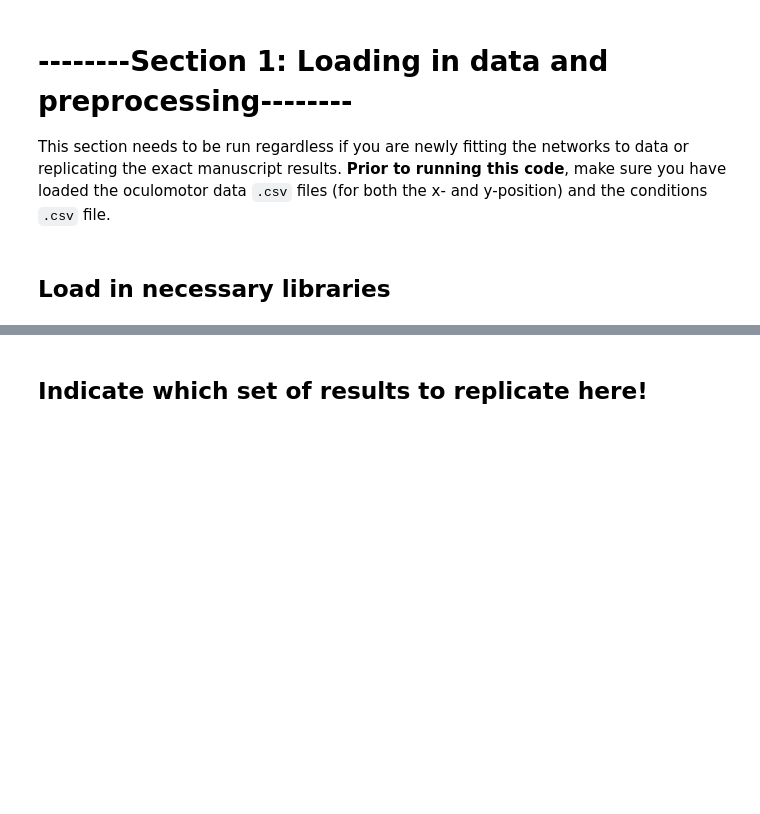
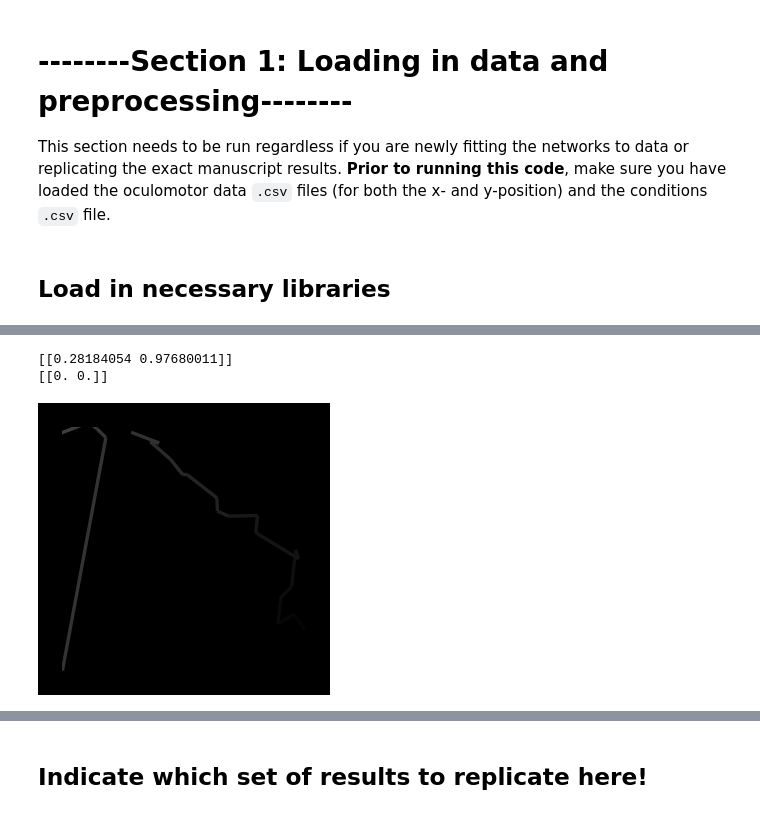
Before and after one commit to nicholasdcrotty/CDVMBG_BRM_CNNOculomotorAnalysis, a Jupyter notebook: analysisForReplication/CDVMBG_BRM_CNNBasedAnalysis_ForReplication.ipynb, the cells around one changed output, grey strips where cells are left out. Cells and saved outputs as stored; diff of their text form; code cells hidden in the pictures; blank space fills up the shorter version.

```diff
--- a/analysisForReplication/CDVMBG_BRM_CNNBasedAnalysis_ForReplication.ipynb
+++ b/analysisForReplication/CDVMBG_BRM_CNNBasedAnalysis_ForReplication.ipynb
@@ -160,0 +209,28 @@ tmp2.shape
+# %%
+tmp = lns.get_segments()
+print(tmp[20][0:1])
+tmp[20][0:1] = [0,0]
+print(tmp[20][0:1])
+
+lns.set_segments(tmp)
+(fig, ax) = plt.subplots(1, 1,
+        figsize=(1, 1), dpi=244, facecolor='#000000')
+fig.subplots_adjust(0,0,1,1,0,0)
+#ax.set_xlim(xlim)
+#ax.set_ylim(ylim)
+ax.axis('off')
+    ###########################################################################
+    # Plot the lines themselves. We only get 255 colors from matplotlib usually
+    # so we can make sure to use 1/255 as the starting color.
+ax.add_collection(lns)
+    ###########################################################################
+    # Render the figure as an image matrix and return it.
+agg = FigureCanvasAgg(fig)
+agg.draw()
+rgba_buffer = np.asarray(agg.buffer_rgba()) / 255.0
+#plt.close(fig)
+mtx = np.mean(rgba_buffer[:,:,:-1], axis=-1)
+# %% [output]
+[[0.28184054 0.97680011]]
+[[0. 0.]]
+[figure, added]
```
Also changed, not shown: parts of 4 cells of this notebook.
